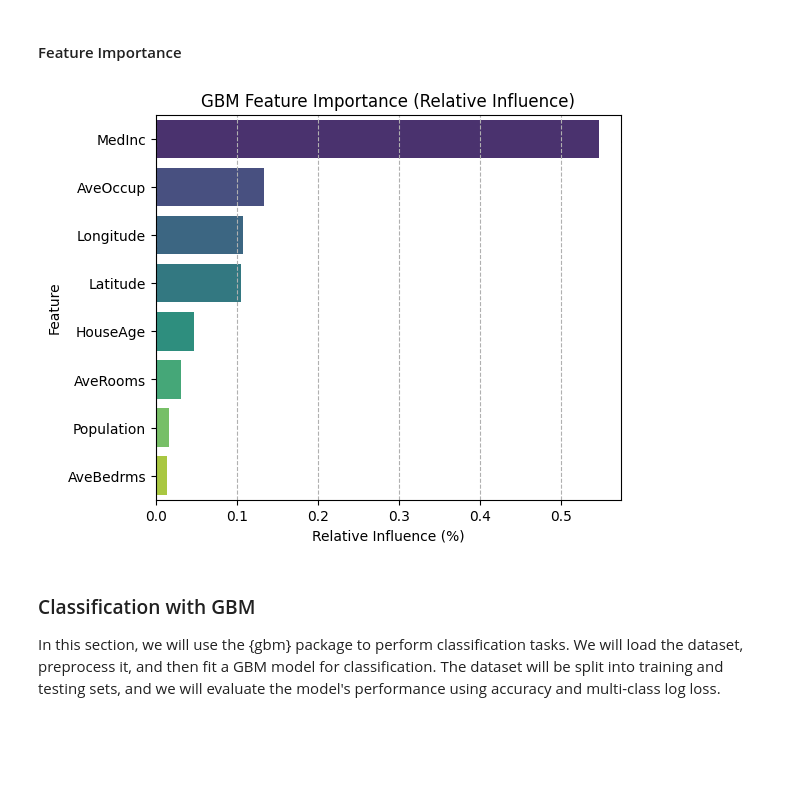
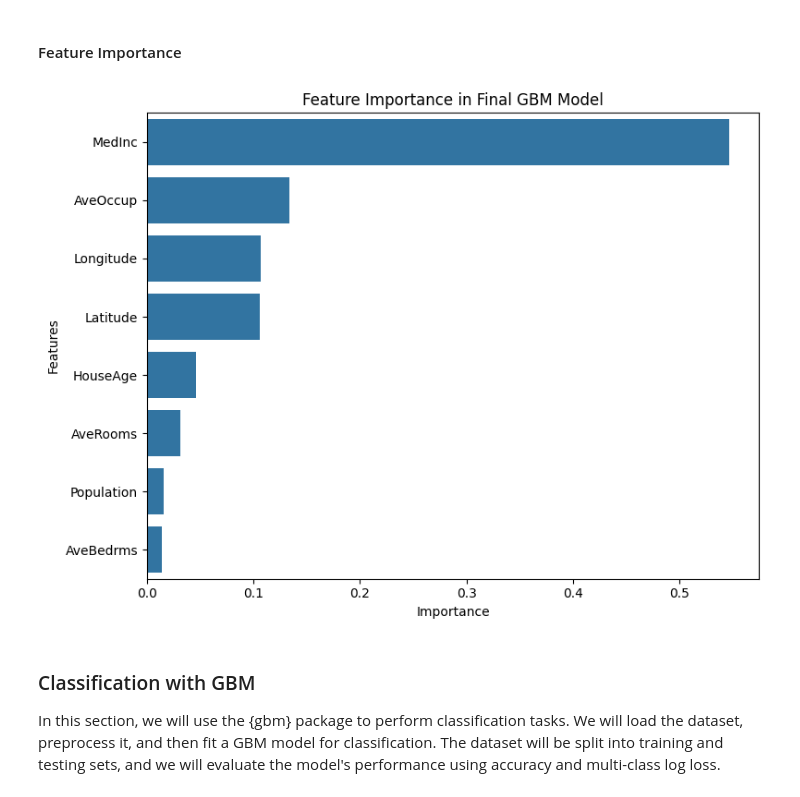
Before and after one commit to zia207/python-colab, a Jupyter notebook: NoteBook/Machine_Learning/Tree_based/03-01-03-01-tree-based-models-gradient-boosted-gbm-python.ipynb, the cells around one changed output. Cells and saved outputs as stored; diff of their text form; code cells hidden in the pictures; blank space fills up the shorter version.

```diff
--- a/NoteBook/Machine_Learning/Tree_based/03-01-03-01-tree-based-models-gradient-boosted-gbm-python.ipynb
+++ b/NoteBook/Machine_Learning/Tree_based/03-01-03-01-tree-based-models-gradient-boosted-gbm-python.ipynb
@@ -457,10 +458,16 @@ Test set after scaling:
 
 The code below trains a Gradient Boosting Regression model using scikit-learn. It's initialized with 100 trees, a `learning_rate` of 0.1, and a `max_dept`h of 3 for each tree. The model is then fitted to the scaled training features (X_train_scaled) and the training target variable (y_train).
 # %%
-# Fit an initial GBM model
-initial_model = GradientBoostingRegressor(n_estimators=100,
-                                          learning_rate=0.1,
-                                          max_depth=3,
-                                          random_state=123)
+# Fit initial GBM model
+initial_model = GradientBoostingRegressor(
+    n_estimators=500,
+    learning_rate=0.1,
+    max_depth=3,
+    subsample=0.8,
+    validation_fraction=0.1,
+    n_iter_no_change=10,
+    tol=1e-4,
+    random_state=42
+)
 initial_model.fit(X_train_scaled, y_train)
 # %% [output]
@@ -592,0 +609,4 @@ Final GBM Model (Python) fitted.
+# %%
+# Fit Final Model with Best Parameters
+final_model = GradientBoostingRegressor(**random_search.best_params_, random_state=42)
+final_model.fit(X_train_scaled, y_train)
@@ -635,30 +651,25 @@ plt.show()
 # %%
 # Plot feature importance
 import matplotlib.pyplot as plt
 import seaborn as sns
 
-# Get feature importance from the fitted model
-feature_importance = final_model.feature_importances_
 
-# Create a DataFrame for plotting
-importance_df = pd.DataFrame({
-    'Feature': features_for_model,
-    'Gain': feature_importance
-})
+# Feature Importance for Final Model
+final_feature_importance = pd.DataFrame({
+    'feature': X_train.columns,
+    'importance': final_model.feature_importances_
+}).sort_values('importance', ascending=False)
 
-# Sort by importance
-importance_df = importance_df.sort_values('Gain', ascending=False)
-
-# Plot feature importance
-plt.figure(figsize=(6, 5))
-sns.barplot(x='Gain', y='Feature', data=importance_df, palette='viridis')
-plt.xlabel("Relative Influence (%)")
-plt.ylabel("Feature")
-plt.title("GBM Feature Importance (Relative Influence)")
-plt.grid(axis='x', linestyle='--')
+# Plot Feature Importance for Final Model
+plt.figure(figsize=(8, 6))
+sns.barplot(x='importance', y='feature', data=final_feature_importance)
+plt.title('Feature Importance in Final GBM Model')
+plt.xlabel('Importance')
+plt.ylabel('Features')
+plt.tight_layout()
 plt.show()
 # %% [output]
-[figure, old version]
+[figure, new version]
 # %% [markdown]
 ### Classification with GBM
 
```
Also changed, not shown: parts of 42 cells of this notebook.
